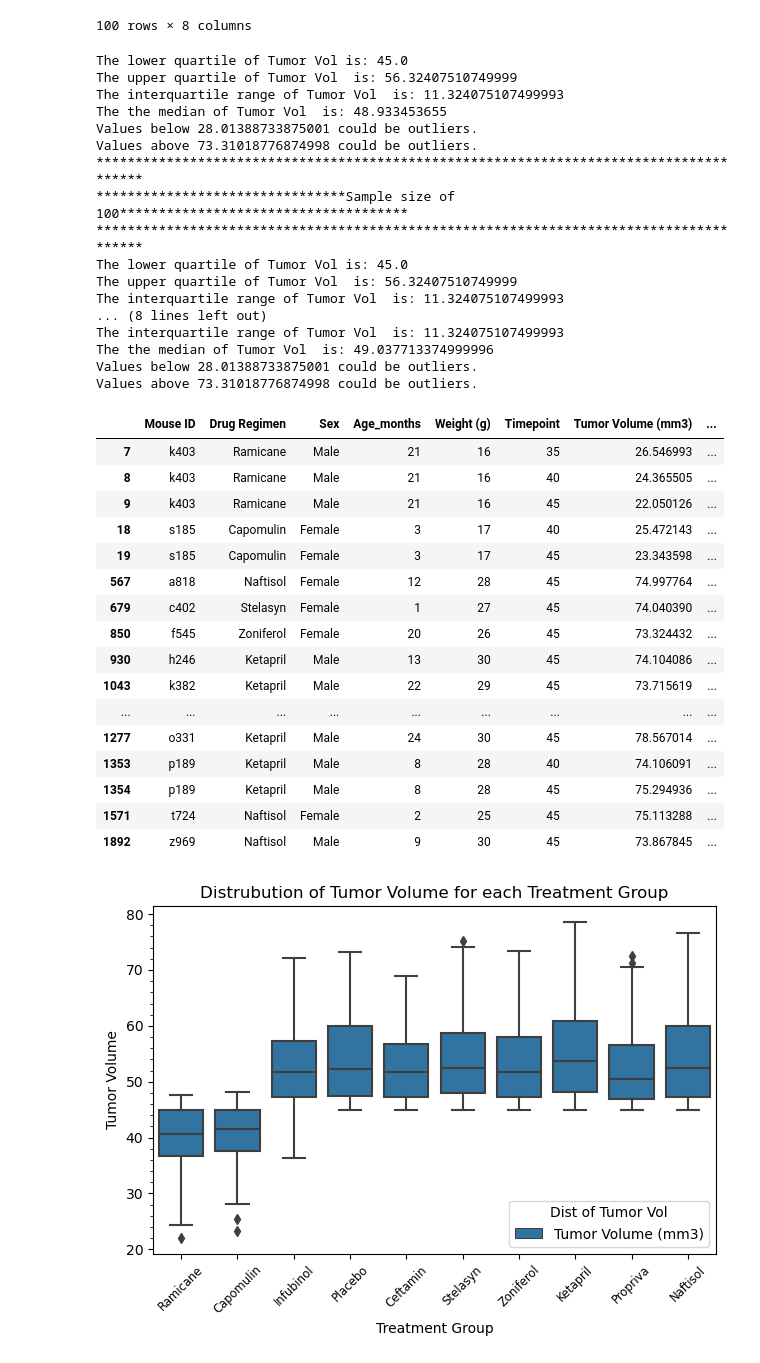
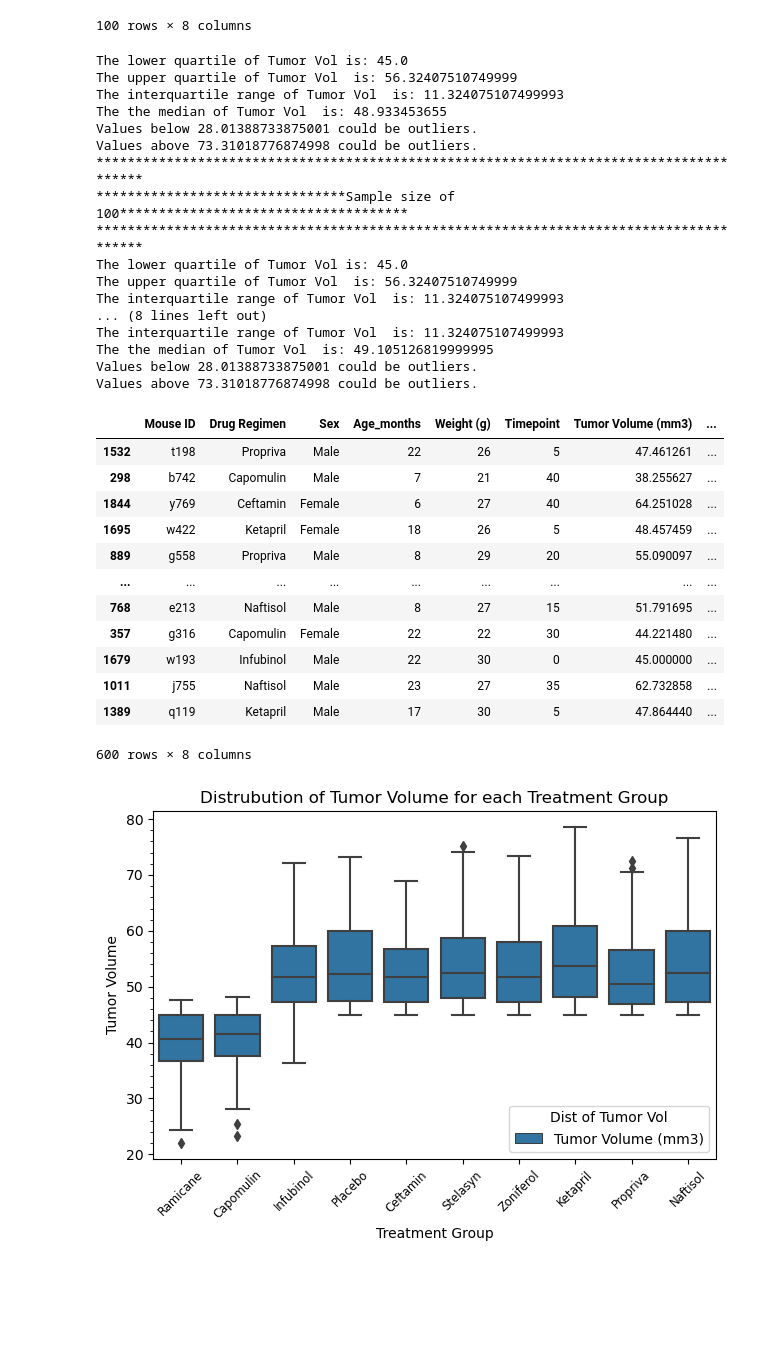
Before and after one commit to Smuthu03/Matplotlib_challenge, a Jupyter notebook: Matplotlib_challenge/Pymaceuticals/pymaceuticals_starter.ipynb, the cells around one changed output. Drawn from its saved outputs; the diff is of its cells as text; code cells hidden in the pictures; blank space fills up the shorter version.

```diff
--- a/Matplotlib_challenge/Pymaceuticals/pymaceuticals_starter.ipynb
+++ b/Matplotlib_challenge/Pymaceuticals/pymaceuticals_starter.ipynb
@@ -324,7 +321,7 @@ treatment_lst_df
 
 # Create empty list to fill with tumor vol data (for plotting)
 tum_vol_plot_lst = []
-tum_vol_plot_lst = clean_cancer_study['Tumor Volume (mm3)']
+tum_vol_plot_lst = clean_fnl_summ['Tumor Volume (mm3)']
 tum_vol_plot_lst
 
 # Calculate the IQR and quantitatively determine if there are any potential outliers.
@@ -399,50 +396,46 @@ print(f"The the median of Tumor Vol  is: {quartiles_u[0.5]} ")
 lower_bound_u = lowerq_u - (1.5*iqr)
 upper_bound_u = upperq_u + (1.5*iqr)
 
 print(f"Values below {lower_bound_u} could be outliers.")
 print(f"Values above {upper_bound_u} could be outliers.")
 
 # Locate the rows which contain mice on each drug and get the tumor volumes
 mice_oneach_samp_u = subset_u.loc[(subset_u['Tumor Volume (mm3)'] >= lower_bound_u) & (subset_u['Tumor Volume (mm3)'] <= upper_bound_u)]
 mice_oneach_samp_u
 
 #mice_oneach_drg
 #outlier_Tumor_Vol
 # %% [output]
 The lower quartile of Tumor Vol is: 45.0
 The upper quartile of Tumor Vol  is: 56.32407510749999
 The interquartile range of Tumor Vol  is: 11.324075107499993
 The the median of Tumor Vol  is: 48.933453655
 Values below 28.01388733875001 could be outliers.
 Values above 73.31018776874998 could be outliers.
 ***************************************************************************************
 ********************************Sample size of 100*************************************
 ***************************************************************************************
 The lower quartile of Tumor Vol is: 45.0
 The upper quartile of Tumor Vol  is: 56.32407510749999
 The interquartile range of Tumor Vol  is: 11.324075107499993
 ... (8 lines left out)
 The interquartile range of Tumor Vol  is: 11.324075107499993
-The the median of Tumor Vol  is: 49.037713374999996
+The the median of Tumor Vol  is: 49.105126819999995
 Values below 28.01388733875001 could be outliers.
 Values above 73.31018776874998 could be outliers.
 |  | Mouse ID | Drug Regimen | Sex | Age_months | Weight (g) | Timepoint | Tumor Volume (mm3) | ... |
-| 7 | k403 | Ramicane | Male | 21 | 16 | 35 | 26.546993 | ... |
-| 8 | k403 | Ramicane | Male | 21 | 16 | 40 | 24.365505 | ... |
-| 9 | k403 | Ramicane | Male | 21 | 16 | 45 | 22.050126 | ... |
-| 18 | s185 | Capomulin | Female | 3 | 17 | 40 | 25.472143 | ... |
-| 19 | s185 | Capomulin | Female | 3 | 17 | 45 | 23.343598 | ... |
-| 567 | a818 | Naftisol | Female | 12 | 28 | 45 | 74.997764 | ... |
-| 679 | c402 | Stelasyn | Female | 1 | 27 | 45 | 74.040390 | ... |
-| 850 | f545 | Zoniferol | Female | 20 | 26 | 45 | 73.324432 | ... |
-| 930 | h246 | Ketapril | Male | 13 | 30 | 45 | 74.104086 | ... |
-| 1043 | k382 | Ketapril | Male | 22 | 29 | 45 | 73.715619 | ... |
+| 1532 | t198 | Propriva | Male | 22 | 26 | 5 | 47.461261 | ... |
+| 298 | b742 | Capomulin | Male | 7 | 21 | 40 | 38.255627 | ... |
+| 1844 | y769 | Ceftamin | Female | 6 | 27 | 40 | 64.251028 | ... |
+| 1695 | w422 | Ketapril | Female | 18 | 26 | 5 | 48.457459 | ... |
+| 889 | g558 | Propriva | Male | 8 | 29 | 20 | 55.090097 | ... |
 | ... | ... | ... | ... | ... | ... | ... | ... | ... |
-| 1277 | o331 | Ketapril | Male | 24 | 30 | 45 | 78.567014 | ... |
-| 1353 | p189 | Ketapril | Male | 8 | 28 | 40 | 74.106091 | ... |
-| 1354 | p189 | Ketapril | Male | 8 | 28 | 45 | 75.294936 | ... |
-| 1571 | t724 | Naftisol | Female | 2 | 25 | 45 | 75.113288 | ... |
-| 1892 | z969 | Naftisol | Male | 9 | 30 | 45 | 73.867845 | ... |
+| 768 | e213 | Naftisol | Male | 8 | 27 | 15 | 51.791695 | ... |
+| 357 | g316 | Capomulin | Female | 22 | 22 | 30 | 44.221480 | ... |
+| 1679 | w193 | Infubinol | Male | 22 | 30 | 0 | 45.000000 | ... |
+| 1011 | j755 | Naftisol | Male | 23 | 27 | 35 | 62.732858 | ... |
+| 1389 | q119 | Ketapril | Male | 17 | 30 | 5 | 47.864440 | ... |
+600 rows × 8 columns
 # %%
 # Generate a box plot that shows the distrubution of the tumor volume for each treatment group.
 dd=pd.melt(clean_cancer_study,id_vars=['Drug Regimen'],value_vars=['Tumor Volume (mm3)'],var_name='Dist of Tumor Vol')
```
Also changed, not shown: parts of 5 cells of this notebook.
